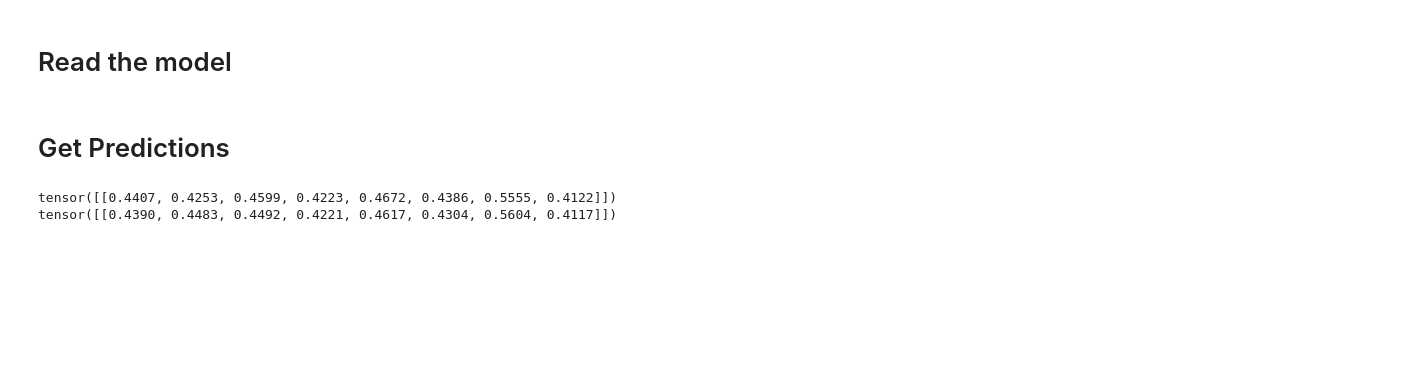
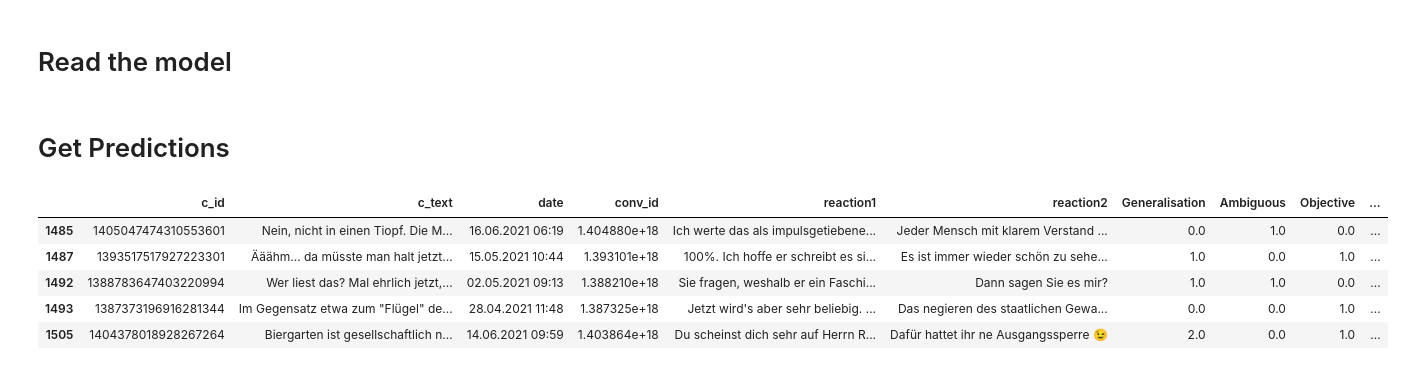
Before and after one commit to Vanessi-K/BA-controversial_feature_detection, a Jupyter notebook: 03_model_test.ipynb, the cells around one changed output. Saved outputs shown, nothing was run; the diff lists cells and outputs as text; code cells hidden in the pictures; blank space fills up the shorter version.

```diff
--- a/03_model_test.ipynb
+++ b/03_model_test.ipynb
@@ -307,8 +351,8 @@ pred_tokenizer = DistilBertTokenizer.from_pretrained("distilbert-base-multilingu
 # %% [markdown]
 # Get Predictions
 # %%
-def get_prediction(text):
-    input_ids, attention_mask, token_type_ids = get_encodings(text, '', '')
+def get_prediction(row):
+    input_ids, attention_mask, token_type_ids = get_encodings(row["c_text"], row["reaction1"], row["reaction2"])
 
     pred_model.eval()
     with torch.no_grad():
@@ -318,10 +362,41 @@ def get_prediction(text):
 
         outputs = pred_model(input_ids, attention_mask, token_type_ids)
 
-        print(outputs)
+        generalisation_pred_value = 0
+        generalisation_pred_prop = 0
+        if outputs[0][0].item() > generalisation_pred_prop:
+            generalisation_pred_value = 0
+            generalisation_pred_prop = outputs[0][0].item()
+
+        if outputs[0][1].item() > generalisation_pred_prop:
+            generalisation_pred_value = 1
+            generalisation_pred_prop = outputs[0][1].item()
+
+        if outputs[0][2].item() > generalisation_pred_prop:
+            generalisation_pred_value = 2
+            generalisation_pred_prop = outputs[0][2].item()
+
+        if outputs[0][3].item() > generalisation_pred_prop:
+            generalisation_pred_value = 3
+
+        row['Generalisation_Pred'] = generalisation_pred_value
+        row['Ambiguous_Pred'] = 1 if outputs[0][4].item() > 0.5 else 0
+        row['Objective_Pred'] = 1 if outputs[0][5].item() > 0.5 else 0
+        row['Subjective_Pred'] = 1 if outputs[0][6].item() > 0.5 else 0
+        row['Disputed_Pred'] = 1 if outputs[0][7].item() > 0.5 else 0
+
+        return row
 # %%
-get_prediction("Seit 1960 steigt jedes Jahr die Zahl der Eisbären, Ozonloch über Arktis weg. Tote von Naturkatastrophen so wenig wie nie. Nie soviel Wald wie jetzt. Der Welt geht's saugut. Nur einzelne schieben Panik und die Medien steigen ein, verkauft sich eben gut.")
-get_prediction("Der Impf-Apartheider? Hattest du Whisky zum Frühstück?")
+data_pred = []
+for index, row in test_data.iterrows():
+    data_pred.append(get_prediction(row))
+
+data_pred = pd.DataFrame(data_pred)
+data_pred.head()
 # %% [output]
-tensor([[0.4407, 0.4253, 0.4599, 0.4223, 0.4672, 0.4386, 0.5555, 0.4122]])
-tensor([[0.4390, 0.4483, 0.4492, 0.4221, 0.4617, 0.4304, 0.5604, 0.4117]])
+|  | c_id | c_text | date | conv_id | reaction1 | reaction2 | Generalisation | Ambiguous | Objective | ... |
+| 1485 | 1405047474310553601 | Nein, nicht in einen Tiopf. Die M... | 16.06.2021 06:19 | 1.404880e+18 | Ich werte das als impulsgetiebene... | Jeder Mensch mit klarem Verstand ... | 0.0 | 1.0 | 0.0 | ... |
+| 1487 | 1393517517927223301 | Ääähm... da müsste man halt jetzt... | 15.05.2021 10:44 | 1.393101e+18 | 100%. Ich hoffe er schreibt es si... | Es ist immer wieder schön zu sehe... | 1.0 | 0.0 | 1.0 | ... |
+| 1492 | 1388783647403220994 | Wer liest das? Mal ehrlich jetzt,... | 02.05.2021 09:13 | 1.388210e+18 | Sie fragen, weshalb er ein Faschi... | Dann sagen Sie es mir? | 1.0 | 1.0 | 0.0 | ... |
+| 1493 | 1387373196916281344 | Im Gegensatz etwa zum "Flügel" de... | 28.04.2021 11:48 | 1.387325e+18 | Jetzt wird's aber sehr beliebig. ... | Das negieren des staatlichen Gewa... | 0.0 | 0.0 | 1.0 | ... |
+| 1505 | 1404378018928267264 | Biergarten ist gesellschaftlich n... | 14.06.2021 09:59 | 1.403864e+18 | Du scheinst dich sehr auf Herrn R... | Dafür hattet ihr ne Ausgangssperre 😉 | 2.0 | 0.0 | 1.0 | ... |
```
Also changed, not shown: parts of 5 cells of this notebook.
